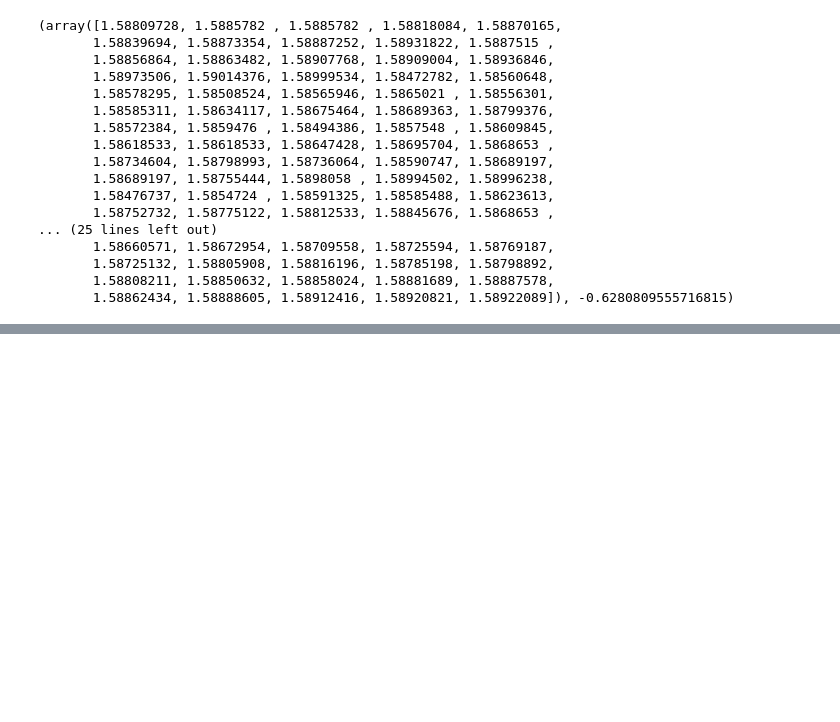
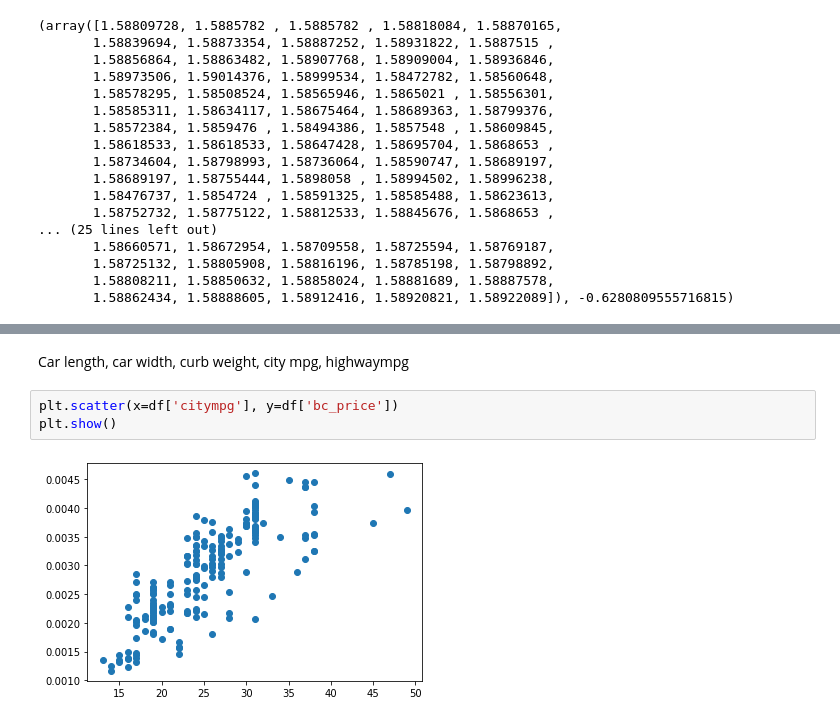
Before and after one commit to zaineblb/outliers-cars, a Jupyter notebook: car_prices.ipynb, the cells around one changed output, grey strips where cells are left out. Drawn from its saved outputs; the diff is of its cells as text; blank space fills up the shorter version.

```diff
--- a/car_prices.ipynb
+++ b/car_prices.ipynb
@@ -66,0 +125,7 @@ print(response)
+# %% [markdown]
+Car length, car width, curb weight, city mpg, highwaympg
+# %%
+plt.scatter(x=df['citympg'], y=df['bc_price'])
+plt.show()
+# %% [output]
+[figure, added]
```
Also changed, not shown: parts of 13 cells of this notebook.
